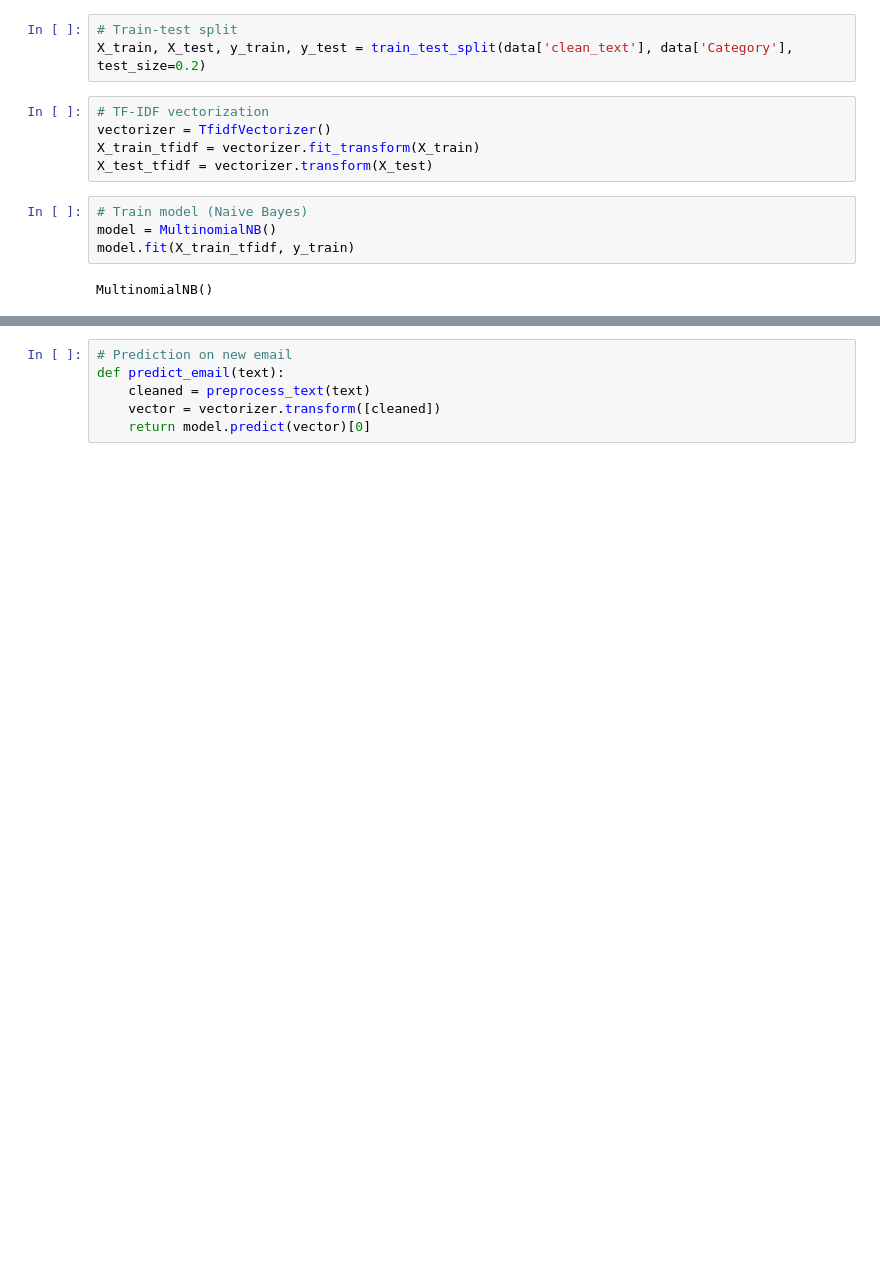
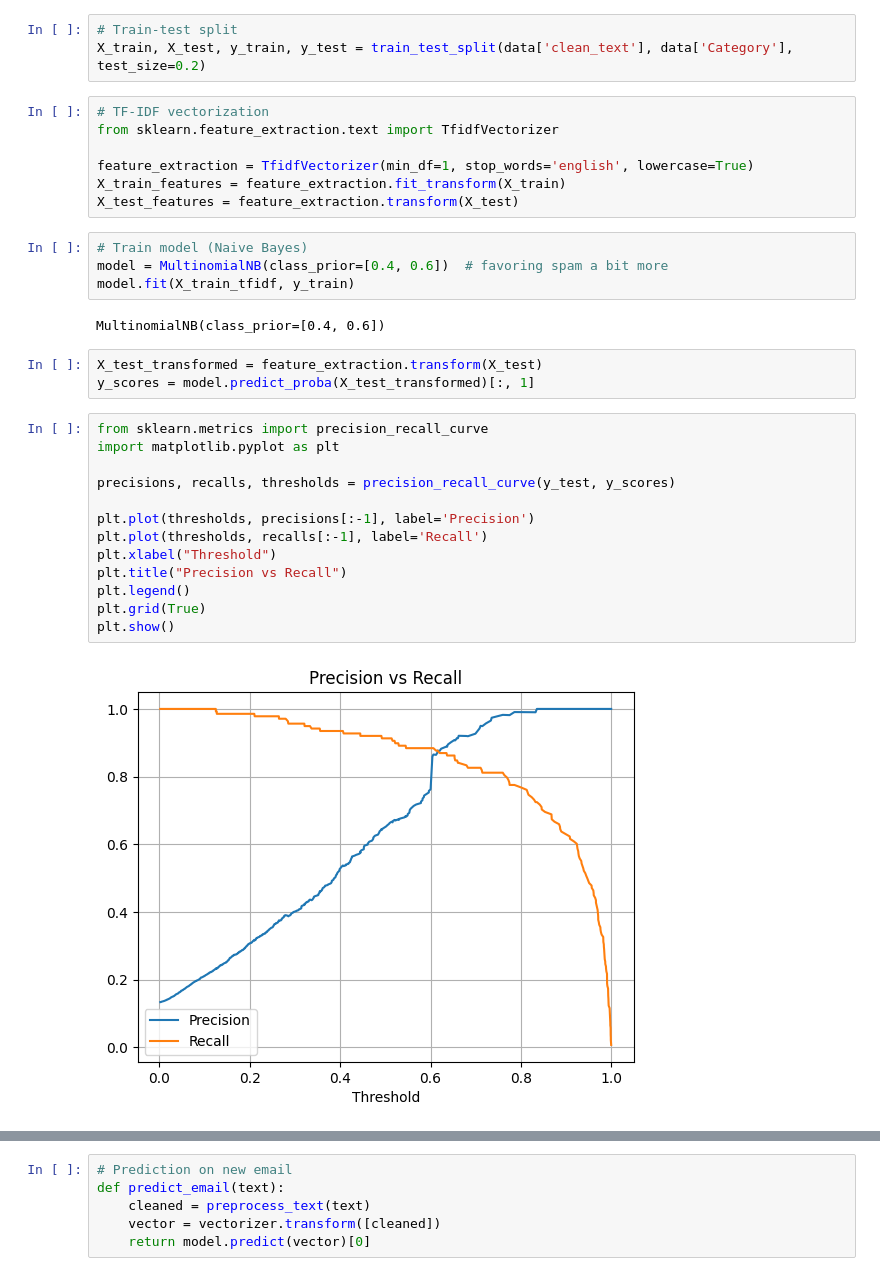
Before and after one commit to Anshu6608/email-spam-detector, a Jupyter notebook: Email spam classifier.ipynb, the cells around one changed output, grey strips where cells are left out. Drawn from its saved outputs; the diff is of its cells as text; blank space fills up the shorter version.

Commit message:
Re-uploaded all project files with final model

```diff
--- a/Email spam classifier.ipynb
+++ b/Email spam classifier.ipynb
@@ -105,12 +105,32 @@ See the caveats in the documentation: https://pandas.pydata.org/pandas-docs/stab
 X_train, X_test, y_train, y_test = train_test_split(data['clean_text'], data['Category'], test_size=0.2)
 # %%
 # TF-IDF vectorization
-vectorizer = TfidfVectorizer()
-X_train_tfidf = vectorizer.fit_transform(X_train)
-X_test_tfidf = vectorizer.transform(X_test)
+from sklearn.feature_extraction.text import TfidfVectorizer
+
+feature_extraction = TfidfVectorizer(min_df=1, stop_words='english', lowercase=True)
+X_train_features = feature_extraction.fit_transform(X_train)
+X_test_features = feature_extraction.transform(X_test)
 # %%
 # Train model (Naive Bayes)
-model = MultinomialNB()
+model = MultinomialNB(class_prior=[0.4, 0.6])  # favoring spam a bit more
 model.fit(X_train_tfidf, y_train)
 # %% [output]
-MultinomialNB()
+MultinomialNB(class_prior=[0.4, 0.6])
+# %%
+X_test_transformed = feature_extraction.transform(X_test)
+y_scores = model.predict_proba(X_test_transformed)[:, 1]
+# %%
+from sklearn.metrics import precision_recall_curve
+import matplotlib.pyplot as plt
+
+precisions, recalls, thresholds = precision_recall_curve(y_test, y_scores)
+
+plt.plot(thresholds, precisions[:-1], label='Precision')
+plt.plot(thresholds, recalls[:-1], label='Recall')
+plt.xlabel("Threshold")
+plt.title("Precision vs Recall")
+plt.legend()
+plt.grid(True)
+plt.show()
+# %% [output]
+[figure, added]
```
Also changed, not shown: parts of 4 cells of this notebook, 2 other files.
